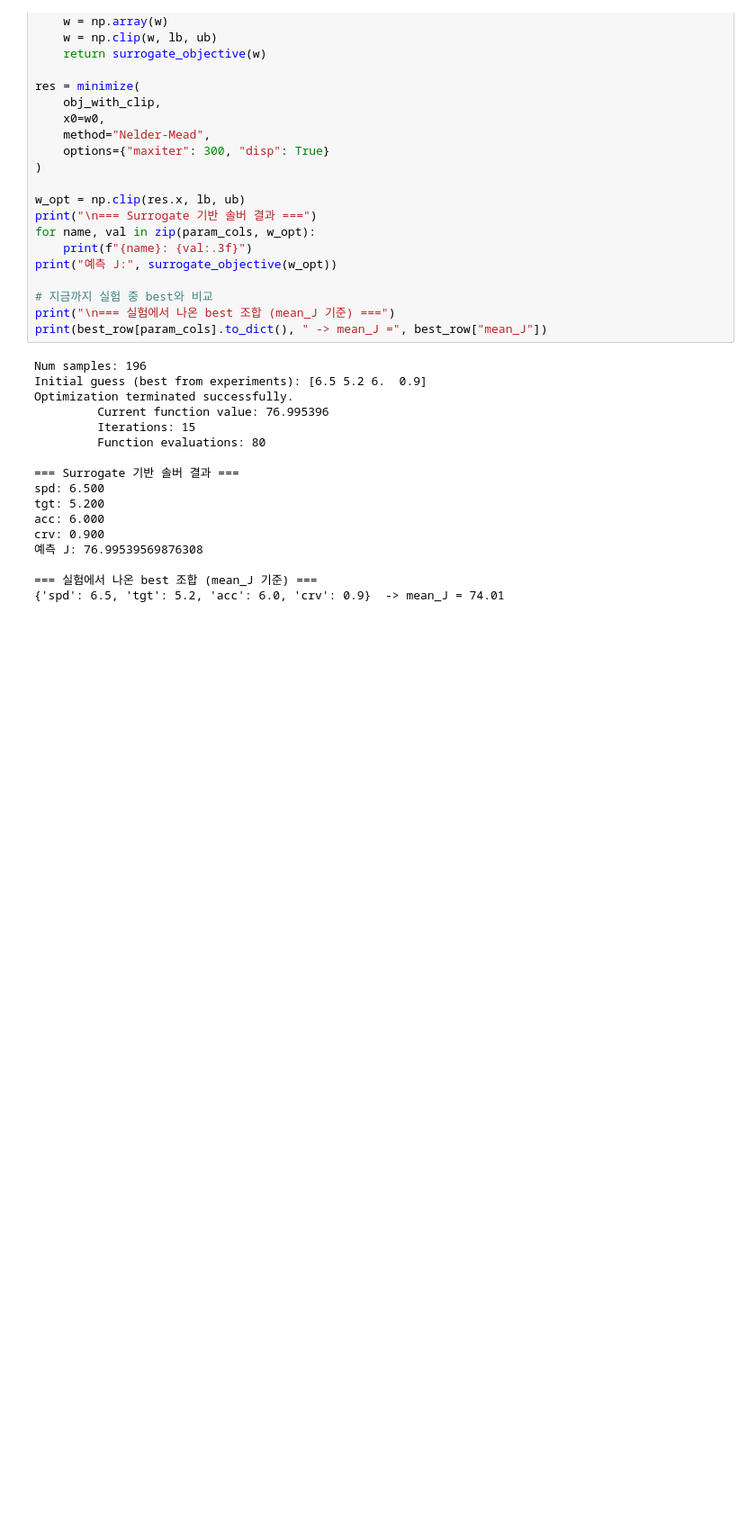
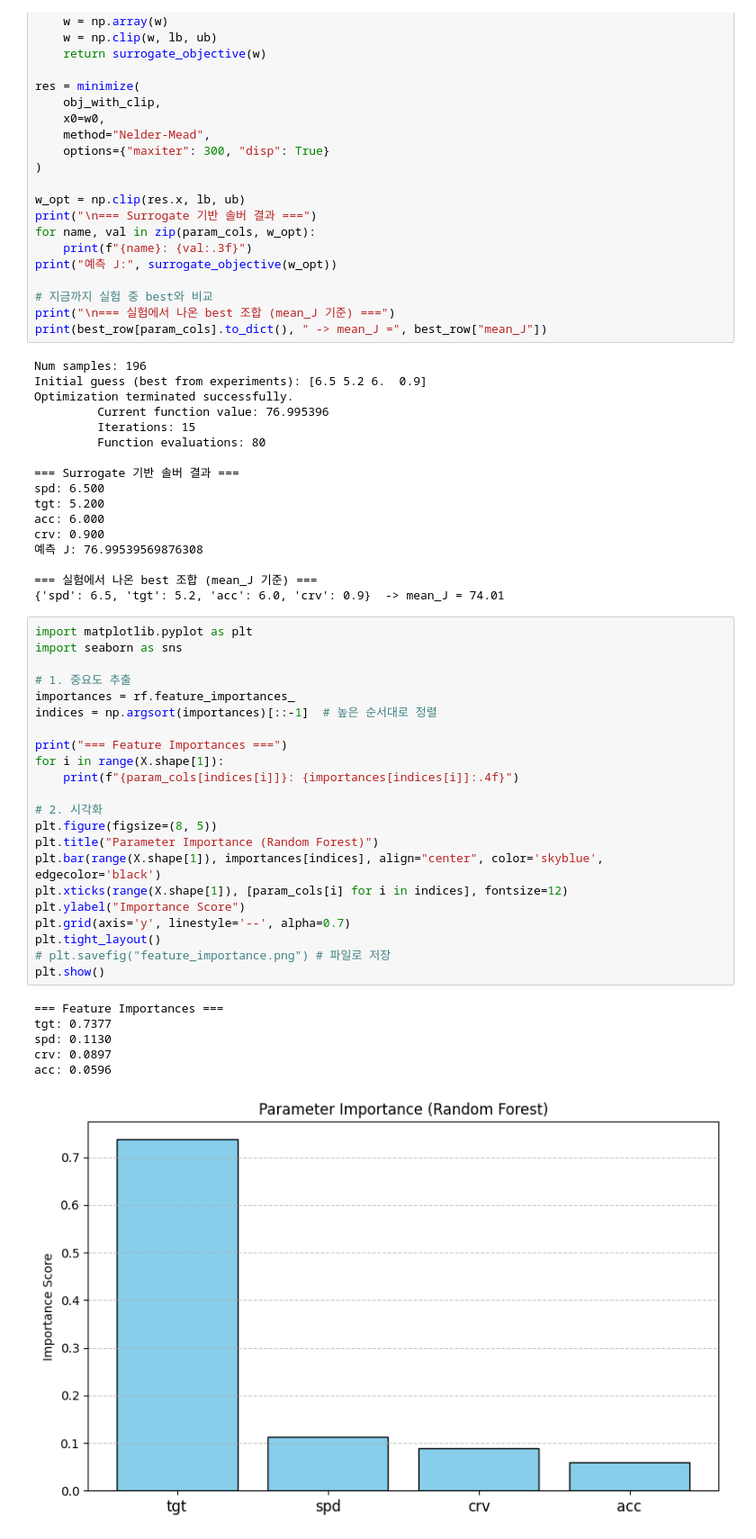
Before and after one commit to SSUNOWL/ROS2_AUTODRIVING, a Jupyter notebook: analyze_frenet_logs.ipynb, the cells around one changed output. Shown at 90% size. Saved outputs shown, nothing was run; the diff lists cells and outputs as text; blank space fills up the shorter version.

```diff
--- a/analyze_frenet_logs.ipynb
+++ b/analyze_frenet_logs.ipynb
@@ -506,3 +506,32 @@ crv: 0.900
 
 === 실험에서 나온 best 조합 (mean_J 기준) ===
 {'spd': 6.5, 'tgt': 5.2, 'acc': 6.0, 'crv': 0.9}  -> mean_J = 74.01
+# %%
+import matplotlib.pyplot as plt
+import seaborn as sns
+
+# 1. 중요도 추출
+importances = rf.feature_importances_
+indices = np.argsort(importances)[::-1]  # 높은 순서대로 정렬
+
+print("=== Feature Importances ===")
+for i in range(X.shape[1]):
+    print(f"{param_cols[indices[i]]}: {importances[indices[i]]:.4f}")
+
+# 2. 시각화
+plt.figure(figsize=(8, 5))
+plt.title("Parameter Importance (Random Forest)")
+plt.bar(range(X.shape[1]), importances[indices], align="center", color='skyblue', edgecolor='black')
+plt.xticks(range(X.shape[1]), [param_cols[i] for i in indices], fontsize=12)
+plt.ylabel("Importance Score")
+plt.grid(axis='y', linestyle='--', alpha=0.7)
+plt.tight_layout()
+# plt.savefig("feature_importance.png") # 파일로 저장
+plt.show()
+# %% [output]
+=== Feature Importances ===
+tgt: 0.7377
+spd: 0.1130
+crv: 0.0897
+acc: 0.0596
+[figure, added]
```
Also changed, not shown: parts of 1 cell of this notebook, 22 other files.
